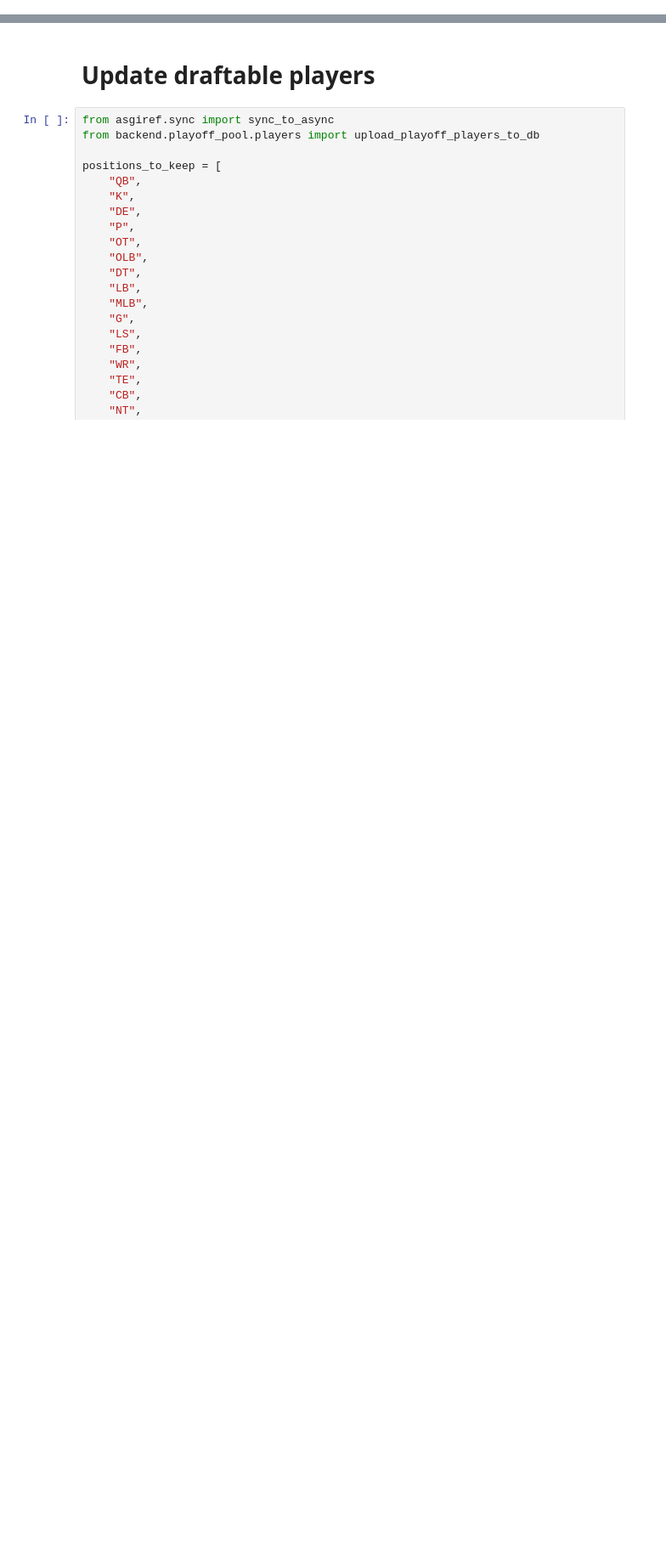
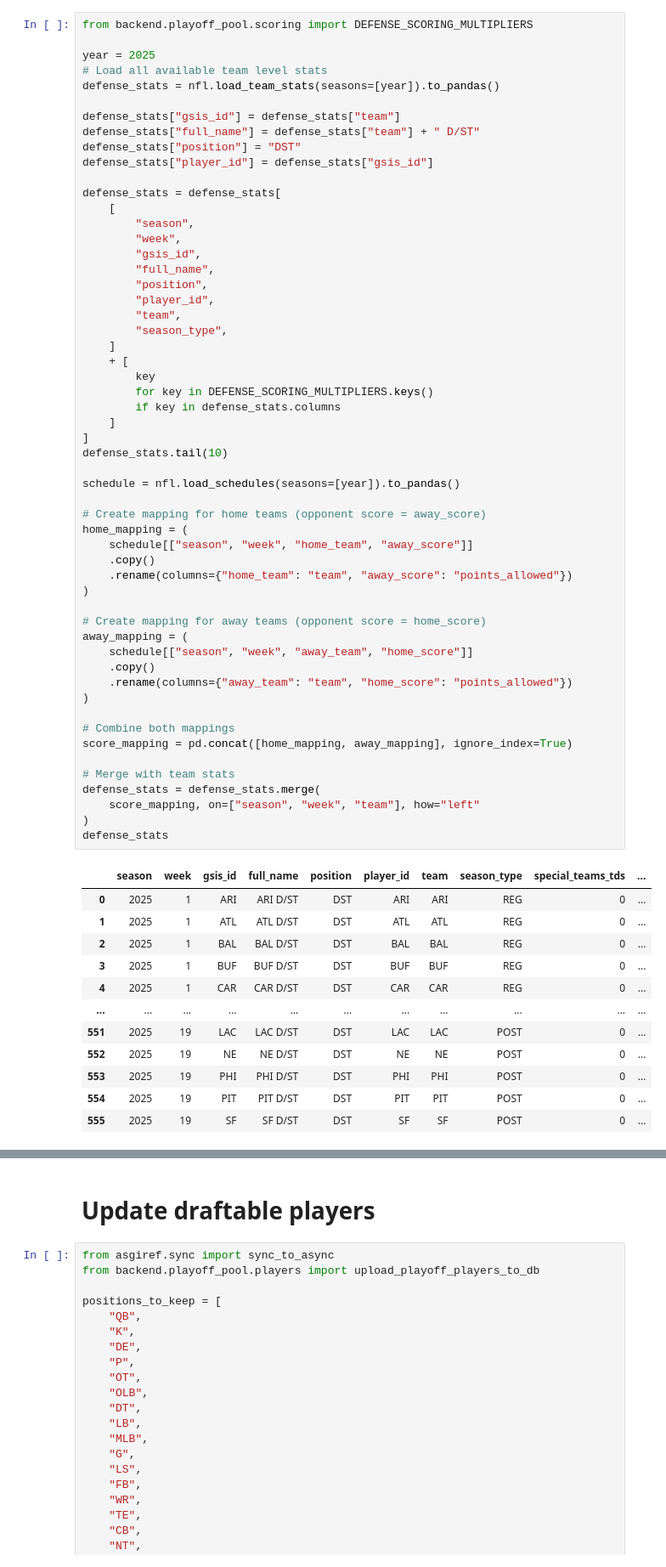
Before and after one commit to DesiPilla/espn-api-v3, a Jupyter notebook: Playoff_draft.ipynb, the cells around one changed output, grey strips where cells are left out. Shown at 85% size. Drawn from its saved outputs; the diff is of its cells as text; blank space fills up the shorter version.

```diff
--- a/Playoff_draft.ipynb
+++ b/Playoff_draft.ipynb
@@ -21,0 +100,68 @@ True
+# %%
+from backend.playoff_pool.scoring import DEFENSE_SCORING_MULTIPLIERS
+
+year = 2025
+# Load all available team level stats
+defense_stats = nfl.load_team_stats(seasons=[year]).to_pandas()
+
+defense_stats["gsis_id"] = defense_stats["team"]
+defense_stats["full_name"] = defense_stats["team"] + " D/ST"
+defense_stats["position"] = "DST"
+defense_stats["player_id"] = defense_stats["gsis_id"]
+
+defense_stats = defense_stats[
+    [
+        "season",
+        "week",
+        "gsis_id",
+        "full_name",
+        "position",
+        "player_id",
+        "team",
+        "season_type",
+    ]
+    + [
+        key
+        for key in DEFENSE_SCORING_MULTIPLIERS.keys()
+        if key in defense_stats.columns
+    ]
+]
+defense_stats.tail(10)
+
+schedule = nfl.load_schedules(seasons=[year]).to_pandas()
+
+# Create mapping for home teams (opponent score = away_score)
+home_mapping = (
+    schedule[["season", "week", "home_team", "away_score"]]
+    .copy()
+    .rename(columns={"home_team": "team", "away_score": "points_allowed"})
+)
+
+# Create mapping for away teams (opponent score = home_score)
+away_mapping = (
+    schedule[["season", "week", "away_team", "home_score"]]
+    .copy()
+    .rename(columns={"away_team": "team", "home_score": "points_allowed"})
+)
+
+# Combine both mappings
+score_mapping = pd.concat([home_mapping, away_mapping], ignore_index=True)
+
+# Merge with team stats
+defense_stats = defense_stats.merge(
+    score_mapping, on=["season", "week", "team"], how="left"
+)
+defense_stats
+# %% [output]
+|  | season | week | gsis_id | full_name | position | player_id | team | season_type | special_teams_tds | ... |
+| 0 | 2025 | 1 | ARI | ARI D/ST | DST | ARI | ARI | REG | 0 | ... |
+| 1 | 2025 | 1 | ATL | ATL D/ST | DST | ATL | ATL | REG | 0 | ... |
+| 2 | 2025 | 1 | BAL | BAL D/ST | DST | BAL | BAL | REG | 0 | ... |
+| 3 | 2025 | 1 | BUF | BUF D/ST | DST | BUF | BUF | REG | 0 | ... |
+| 4 | 2025 | 1 | CAR | CAR D/ST | DST | CAR | CAR | REG | 0 | ... |
+| ... | ... | ... | ... | ... | ... | ... | ... | ... | ... | ... |
+| 551 | 2025 | 19 | LAC | LAC D/ST | DST | LAC | LAC | POST | 0 | ... |
+| 552 | 2025 | 19 | NE | NE D/ST | DST | NE | NE | POST | 0 | ... |
+| 553 | 2025 | 19 | PHI | PHI D/ST | DST | PHI | PHI | POST | 0 | ... |
+| 554 | 2025 | 19 | PIT | PIT D/ST | DST | PIT | PIT | POST | 0 | ... |
+| 555 | 2025 | 19 | SF | SF D/ST | DST | SF | SF | POST | 0 | ... |
```
Also changed, not shown: parts of 33 cells of this notebook, 3 other files.
